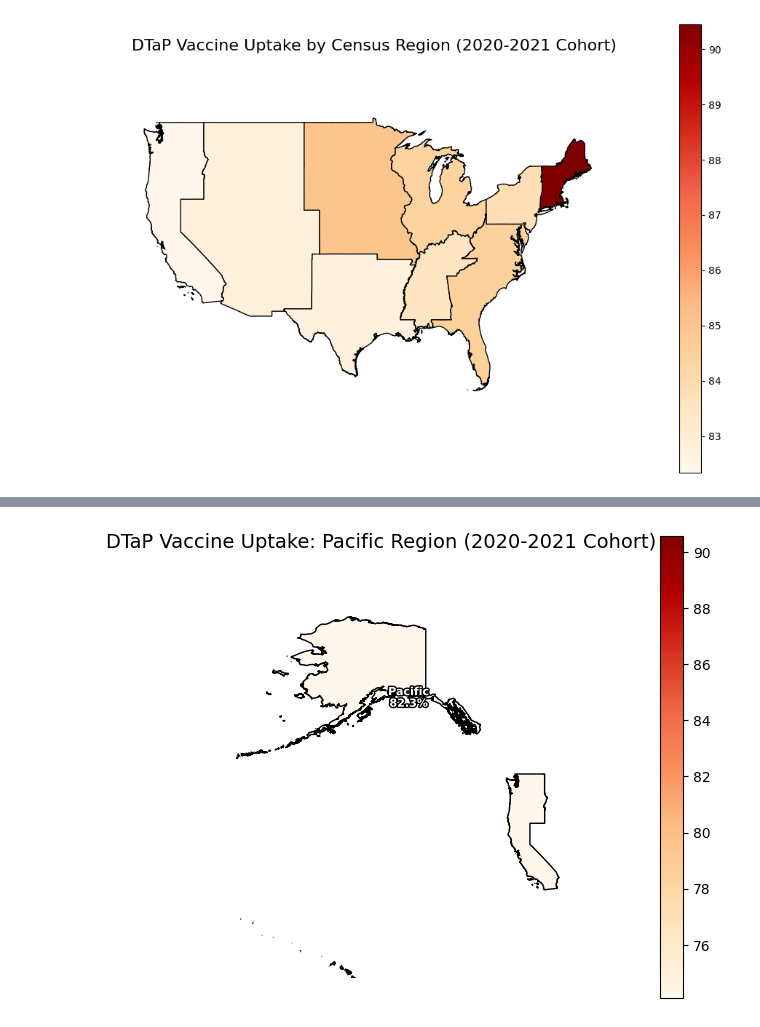
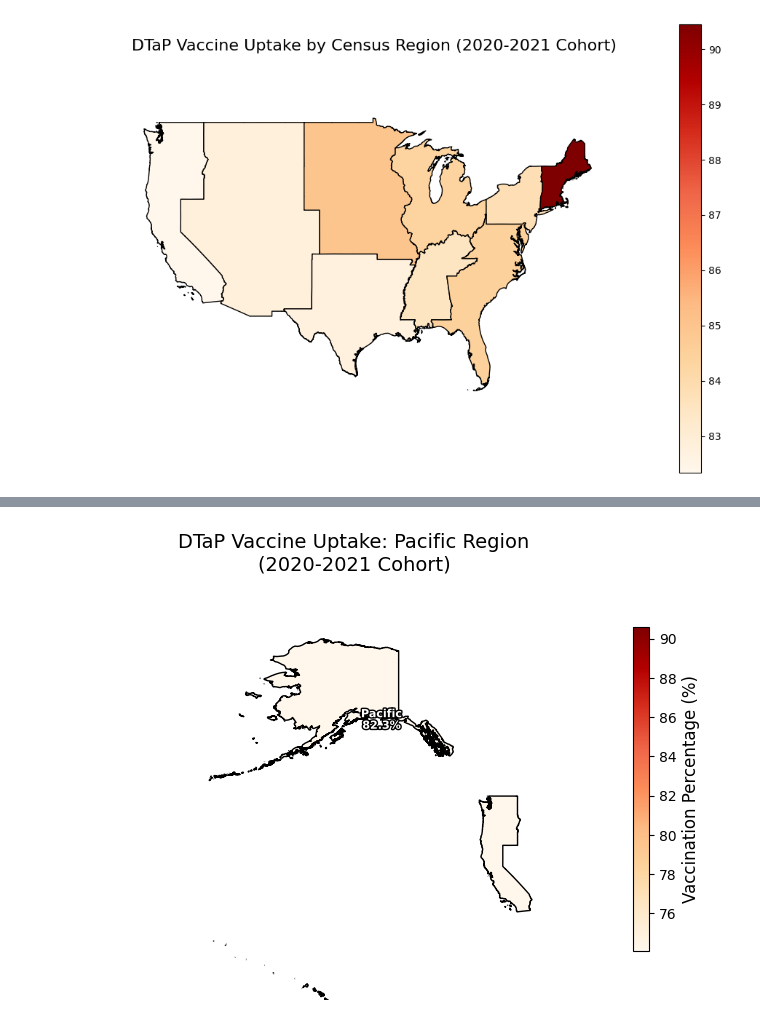
Before and after one commit to Khoi-cpu/RNN_COVID_GROUP, a Jupyter notebook: Dtap_vac_Chloropleth_mapV2.ipynb, the cells around one changed output, grey strips where cells are left out. Drawn from its saved outputs; the diff is of its cells as text; code cells hidden in the pictures.

```diff
--- a/Dtap_vac_Chloropleth_mapV2.ipynb
+++ b/Dtap_vac_Chloropleth_mapV2.ipynb
@@ -152,6 +152,7 @@ plt.show()
 [figure]
 # %%
 import matplotlib.pyplot as plt
+from matplotlib.patheffects import withStroke  # For text outline effects
 
 # Plot the choropleth
 fig, ax = plt.subplots(1, 1, figsize=(12, 8))
@@ -177,10 +178,13 @@ for idx, row in choropleth_data.iterrows():
     ax.annotate(
         f"{row['Region']}\n{row['Mean_Dtap_Uptake']:.1f}%",  # Text with region name and percentage
         xy=(centroid.x, centroid.y),  # Position at the centroid
-        fontsize=8,                   # Font size
+        fontsize=7,                   # Font size
         fontweight='bold',            # Bold font
-        color='black',                # Text color
-        ha='center'                   # Center align text
+        color='white',                # Text color
+        ha='center',                  # Center align text
+        path_effects=[
+            withStroke(linewidth=2, foreground="black")  # Bold black outline
+        ]
     )
 
 # Show the plot
@@ -237,40 +303,52 @@ pacific_data = choropleth_data[choropleth_data['Region'] == 'Pacific']
 
 # Plot the choropleth for the Pacific region
 fig, ax = plt.subplots(1, 1, figsize=(8, 6))
-pacific_data.plot(
+choropleth = pacific_data.plot(
     column='Mean_Dtap_Uptake',
     cmap='OrRd',  # Color scheme
-    legend=True,
+    legend=False,  # Disable default legend
     ax=ax,
     edgecolor='black'
 )
 
 # Add a title and turn off axis
-ax.set_title('DTaP Vaccine Uptake: Pacific Region (2020-2021 Cohort)', fontsize=14)
+ax.set_title('DTaP Vaccine Uptake: Pacific Region\n(2020-2021 Cohort)', fontsize=14)
 ax.set_axis_off()
+
+# Add a custom color bar
+sm = plt.cm.ScalarMappable(
+    cmap='OrRd',
+    norm=plt.Normalize(
+        vmin=pacific_data['Mean_Dtap_Uptake'].min(),
+        vmax=pacific_data['Mean_Dtap_Uptake'].max()
+    )
+)
+sm._A = []  # Required for ScalarMappable
+colorbar = fig.colorbar(sm, ax=ax, shrink=0.7)
+colorbar.set_label('Vaccination Percentage (%)', fontsize=12)
 
 # Add labels for the Pacific region
 for idx, row in pacific_data.iterrows():
     # Get the centroid of the region
     centroid = row['geometry'].centroid
     # Add annotation with the region name and mean percentage
     ax.annotate(
         f"{row['Region']}\n{row['Mean_Dtap_Uptake']:.1f}%",  # Text with region name and percentage
         xy=(centroid.x, centroid.y),  # Position at the centroid
         fontsize=8,                   # Font size
         fontweight='bold',            # Bold font
         color='white',                # Text color
         ha='center',                  # Center align text
         path_effects=[
             withStroke(linewidth=2, foreground="black")  # Bold black outline
         ]
     )
 
 # Adjust bounds to zoom in on the Pacific region
 ax.set_xlim([-200, -100])  # Adjust these values to better fit the Pacific region
 ax.set_ylim([20, 80])      # Adjust these values to better fit the Pacific region
 
 # Show the plot
 plt.show()
 # %% [output]
-[figure, old version]
+[figure, new version]
```
Also changed, not shown: parts of 3 cells of this notebook, 3 other files.
